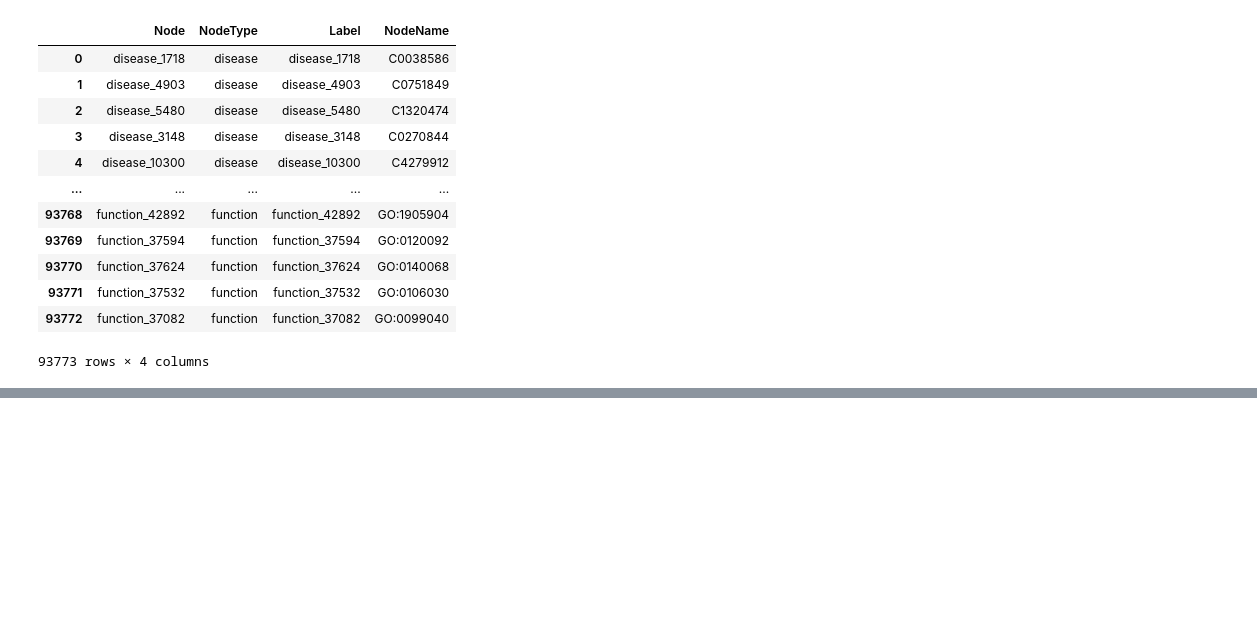
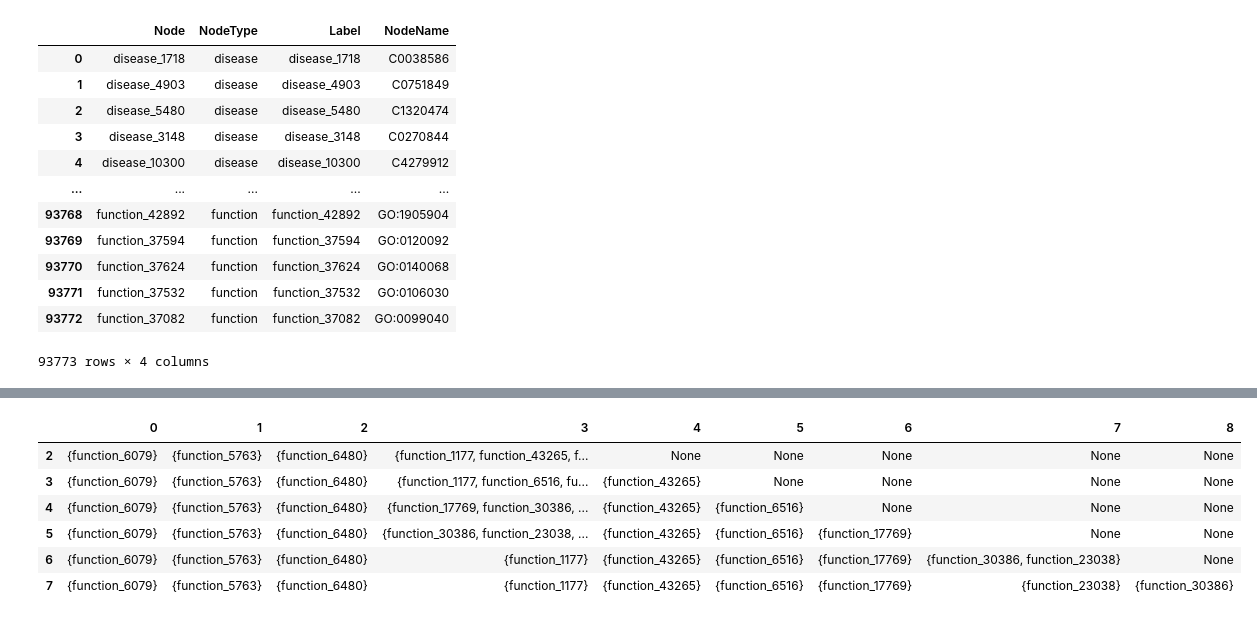
Before and after one commit to phungbminh/graph-data-science, a Jupyter notebook: working/session-01/analyst-biokg.ipynb, the cells around one changed output, grey strips where cells are left out. Saved outputs shown, nothing was run; the diff lists cells and outputs as text; code cells hidden in the pictures; blank space fills up the shorter version.

```diff
--- a/working/session-01/analyst-biokg.ipynb
+++ b/working/session-01/analyst-biokg.ipynb
@@ -270,0 +368,16 @@ degrees
+# %%
+G_undirected1 = biokg_sub.to_undirected()
+communities1 = girvan_newman(G_undirected1)
+communities1= list(communities1)
+# %%
+comm_df = pd.DataFrame(communities1)
+filtered_df = comm_df[comm_df.iloc[:, 1:].notna().sum(axis=1) > 2]
+filtered_df
+# %% [output]
+|  | 0 | 1 | 2 | 3 | 4 | 5 | 6 | 7 | 8 |
+| 2 | {function_6079} | {function_5763} | {function_6480} | {function_1177, function_43265, f... | None | None | None | None | None |
+| 3 | {function_6079} | {function_5763} | {function_6480} | {function_1177, function_6516, fu... | {function_43265} | None | None | None | None |
+| 4 | {function_6079} | {function_5763} | {function_6480} | {function_17769, function_30386, ... | {function_43265} | {function_6516} | None | None | None |
+| 5 | {function_6079} | {function_5763} | {function_6480} | {function_30386, function_23038, ... | {function_43265} | {function_6516} | {function_17769} | None | None |
+| 6 | {function_6079} | {function_5763} | {function_6480} | {function_1177} | {function_43265} | {function_6516} | {function_17769} | {function_30386, function_23038} | None |
+| 7 | {function_6079} | {function_5763} | {function_6480} | {function_1177} | {function_43265} | {function_6516} | {function_17769} | {function_23038} | {function_30386} |
```
Also changed, not shown: parts of 32 cells of this notebook.
